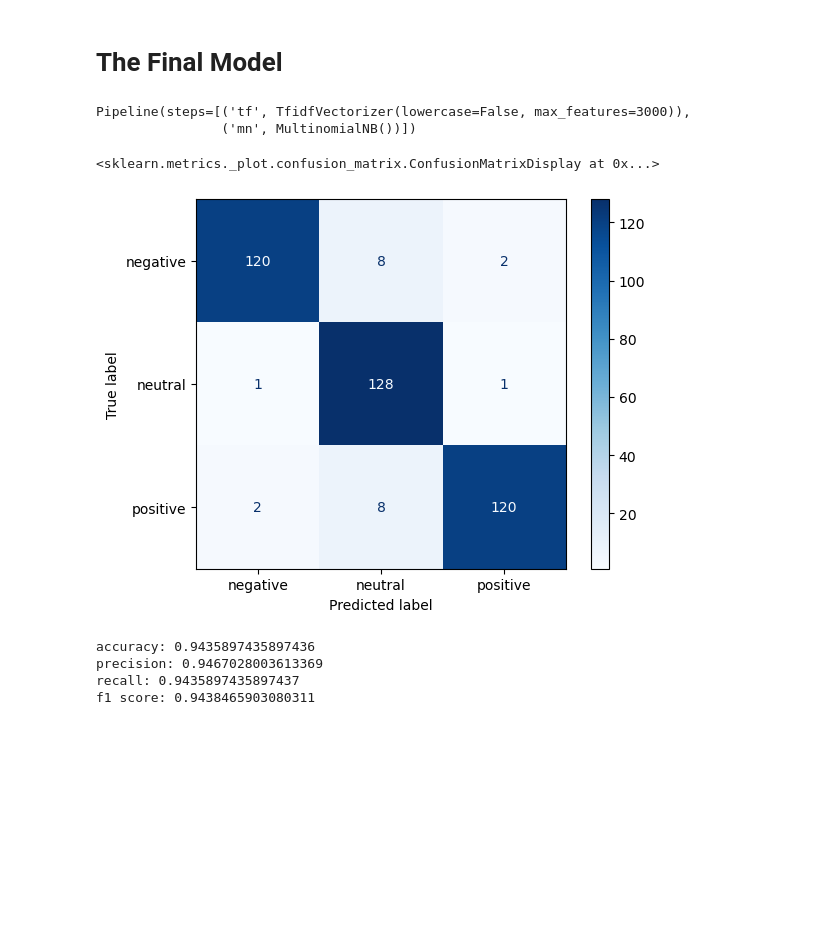
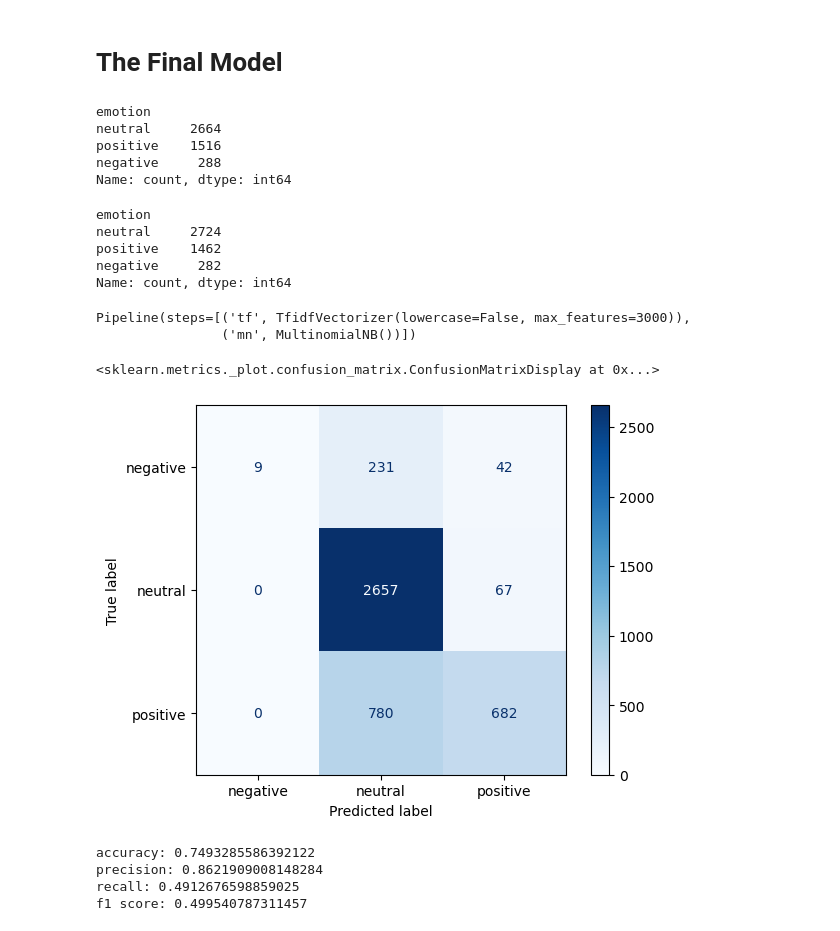
Before and after one commit to Djohnson1313/classifying_tweets, a Jupyter notebook: notebook.ipynb, the cells around one changed output. Cells and saved outputs as stored; diff of their text form; code cells hidden in the pictures; blank space fills up the shorter version.

```diff
--- a/notebook.ipynb
+++ b/notebook.ipynb
@@ -914,6 +930,6 @@ negative     440
 Name: count, dtype: int64
 # %%
-rus_3 = RandomUnderSampler(random_state = seed)
+rus_3 = RandomUnderSampler(random_state = seed, sampling_strategy = samp_strat_under)
 # %%
 tfidf = TfidfVectorizer(lowercase = False)
 # %%
@@ -970,23 +984,39 @@ x_test_under, y_test_under = rus_3.fit_resample(x_test, y_test)
+# %%
+y_train.value_counts()
+# %% [output]
+emotion
+neutral     2664
+positive    1516
+negative     288
+Name: count, dtype: int64
+# %%
+y_test.value_counts()
+# %% [output]
+emotion
+neutral     2724
+positive    1462
+negative     282
+Name: count, dtype: int64
 # %%
-x_test_under_flat = [' '.join(doc) for doc in x_test_under['text_lemmatized']]
+x_test_flat = [' '.join(doc) for doc in x_test['text_lemmatized']]
 # %%
-pipe_2.fit(x_test_under_flat, y_test_under)
+pipe_2.fit(x_test_flat, y_test)
 # %% [output]
 Pipeline(steps=[('tf', TfidfVectorizer(lowercase=False, max_features=3000)),
                 ('mn', MultinomialNB())])
 # %%
-pipe_2_pred_test = pipe_2.predict(x_test_under_flat)
+pipe_2_pred_test = pipe_2.predict(x_test_flat)
 # %%
-cnf_matrix_pipe_3= confusion_matrix(y_test_under, pipe_2_pred_test)
+cnf_matrix_pipe_3= confusion_matrix(y_test, pipe_2_pred_test)
 disp_pipe_2_test = ConfusionMatrixDisplay(confusion_matrix=cnf_matrix_pipe_3, display_labels = pipe_2.classes_)
 disp_pipe_2_test.plot(cmap=plt.cm.Blues)
 # %% [output]
 <sklearn.metrics._plot.confusion_matrix.ConfusionMatrixDisplay at 0x...>
-[figure, old version]
+[figure, new version]
 # %%
-get_metrics(y_test_under, pipe_2_pred_test)
+get_metrics(y_test, pipe_2_pred_test)
 # %% [output]
-accuracy: 0.9435897435897436
-precision: 0.9467028003613369
-recall: 0.9435897435897437
-f1 score: 0.9438465903080311
+accuracy: 0.7493285586392122
+precision: 0.8621909008148284
+recall: 0.4912676598859025
+f1 score: 0.499540787311457
```
Also changed, not shown: parts of 32 cells of this notebook.
